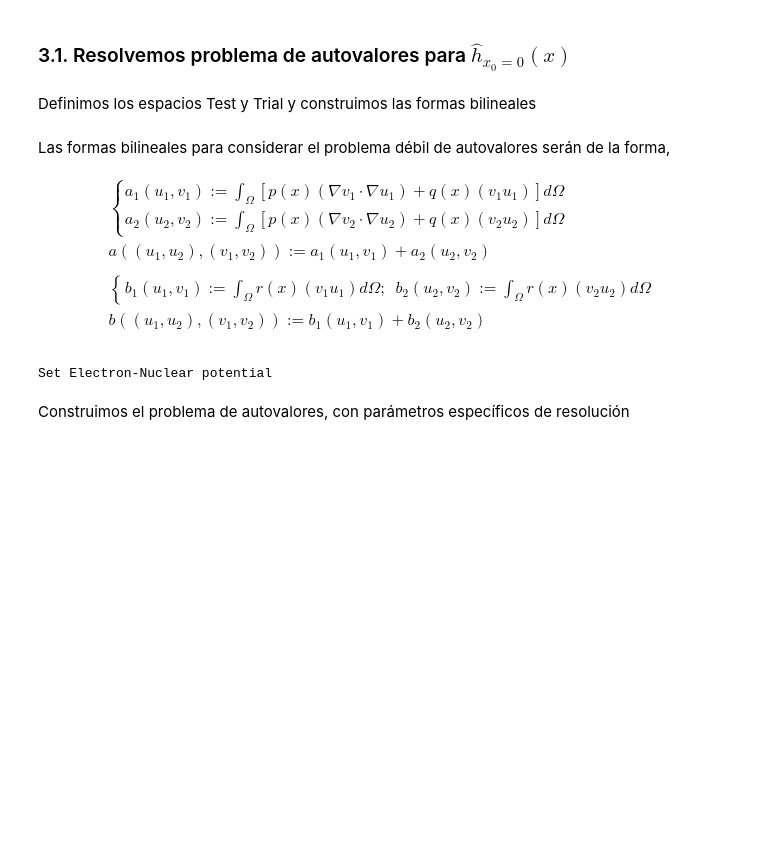
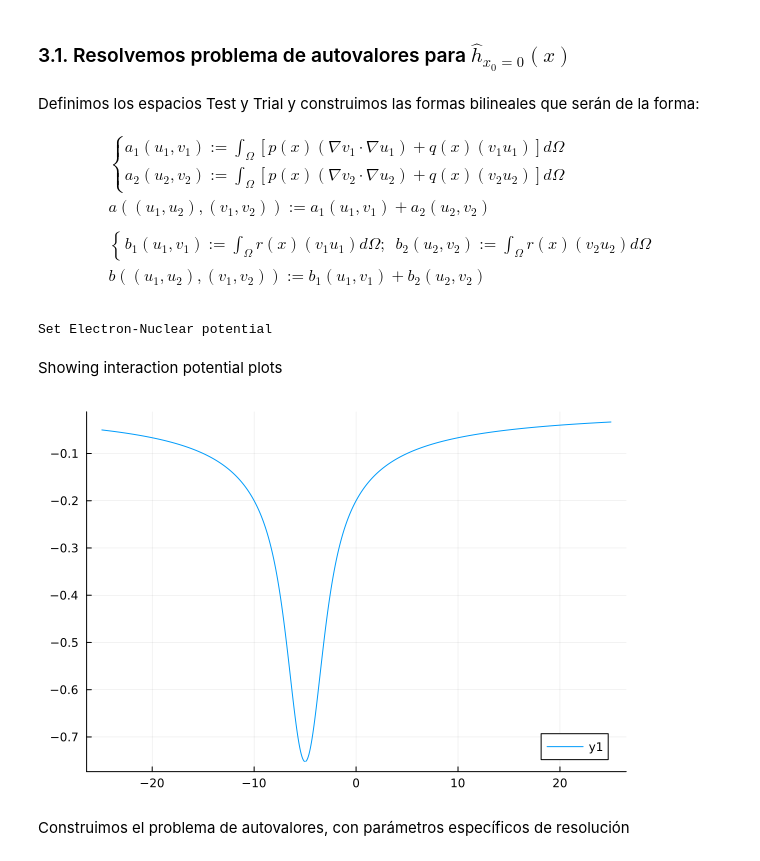
Before and after one commit to mendzmartin/ElectronNuclear_Coupling_Dynamics, a Jupyter notebook: codes/03_Code.ipynb, the cells around one changed output. Drawn from its saved outputs; the diff is of its cells as text; code cells hidden in the pictures; blank space fills up the shorter version.

```diff
--- a/codes/03_Code.ipynb
+++ b/codes/03_Code.ipynb
@@ -69,10 +69,8 @@ El sistema se reduce a una ecuación de Sturm-Liouville con parámetros $p( x) ,
 \end{align}
 # %% [markdown]
 ### 3.1. Resolvemos problema de autovalores para $\hat {h}_{x_0=0}(x)$
-# %% [markdown]
-Definimos los espacios Test y Trial y construimos las formas bilineales
 # %% [markdown]
-Las formas bilineales para considerar el problema débil de autovalores serán de la forma,
+Definimos los espacios Test y Trial y construimos las formas bilineales que serán de la forma:
 
 \begin{align}
     \begin{array}{l}
@@ -103,5 +101,14 @@ aₕ_1D,bₕ_1D=bilineal_forms_ReImParts(pₕ,qₕ,rₕ,dΩ_1D;switch_potential
 # %% [output]
 Set Electron-Nuclear potential
+# %% [markdown]
+Showing interaction potential plots
+# %%
+plt1=plot();
+plt2=plot!(plt1,x,Aprox_Coulomb_Potential.(x,R₁,Rc));
+
+display(plt2)
+# %% [output]
+[figure, added]
 # %% [markdown]
 Construimos el problema de autovalores, con parámetros específicos de resolución
 # %%
```
Also changed, not shown: parts of 31 cells of this notebook, 1 other file.
